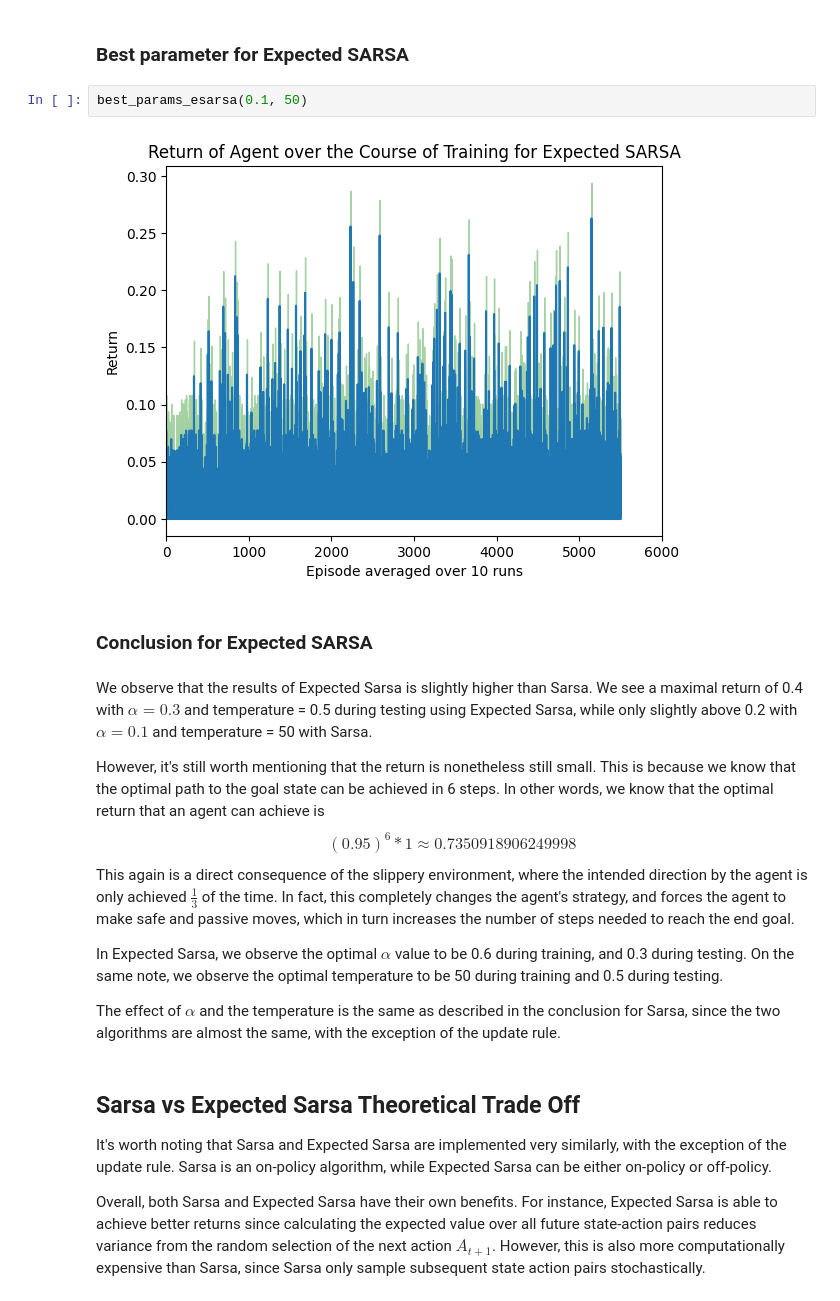
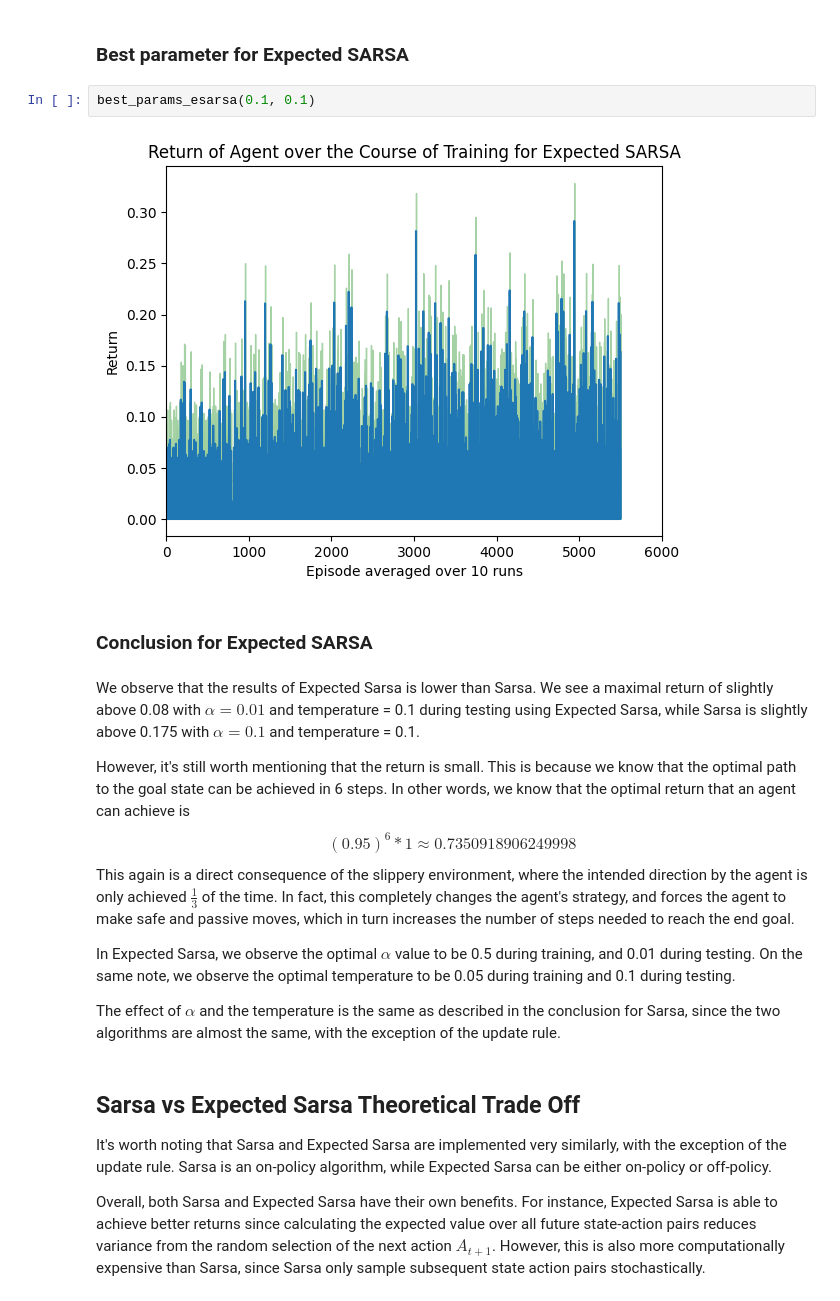
Before and after one commit to Ling01234/SARSA-Function-Approximation, a Jupyter notebook: assignment2_rl.ipynb, the cells around one changed output. Drawn from its saved outputs; the diff is of its cells as text.

```diff
--- a/assignment2_rl.ipynb
+++ b/assignment2_rl.ipynb
@@ -95,21 +512,21 @@ testing_esarsa()
 # %% [markdown]
 ### Best parameter for Expected SARSA
 # %%
-best_params_esarsa(0.1, 50)
+best_params_esarsa(0.1, 0.1)
 # %% [output]
-[figure, old version]
+[figure, new version]
 # %% [markdown]
 ### Conclusion for Expected SARSA
 # %% [markdown]
-We observe that the results of Expected Sarsa is slightly higher than Sarsa. We see a maximal return of 0.4 with $\alpha = 0.3$ and temperature = 0.5 during testing using Expected Sarsa, while only slightly above 0.2 with $\alpha = 0.1$ and temperature = 50 with Sarsa.
+We observe that the results of Expected Sarsa is lower than Sarsa. We see a maximal return of slightly above 0.08 with $\alpha = 0.01$ and temperature = 0.1 during testing using Expected Sarsa, while Sarsa is slightly above 0.175 with $\alpha = 0.1$ and temperature = 0.1.
 
-However, it's still worth mentioning that the return is nonetheless still small. This is because we know that the optimal path to the goal state can be achieved in 6 steps. In other words, we know that the optimal return that an agent can achieve is
+However, it's still worth mentioning that the return is small. This is because we know that the optimal path to the goal state can be achieved in 6 steps. In other words, we know that the optimal return that an agent can achieve is
 $$
 (0.95)^6 * 1 \approx 0.7350918906249998
 $$
 This again is a direct consequence of the slippery environment, where the intended direction by the agent is only achieved $\frac{1}{3}$ of the time. In fact, this completely changes the agent's strategy, and forces the agent to make safe and passive moves, which in turn increases the number of steps needed to reach the end goal.
 
-In Expected Sarsa, we observe the optimal $\alpha$ value to be 0.6 during training, and 0.3 during testing. On the same note, we observe the optimal temperature to be 50 during training and 0.5 during testing.
+In Expected Sarsa, we observe the optimal $\alpha$ value to be 0.5 during training, and 0.01 during testing. On the same note, we observe the optimal temperature to be 0.05 during training and 0.1 during testing.
 
 The effect of $\alpha$ and the temperature is the same as described in the conclusion for Sarsa, since the two algorithms are almost the same, with the exception of the update rule.
 # %% [markdown]
```
Also changed, not shown: parts of 28 cells of this notebook, 2 other files.
